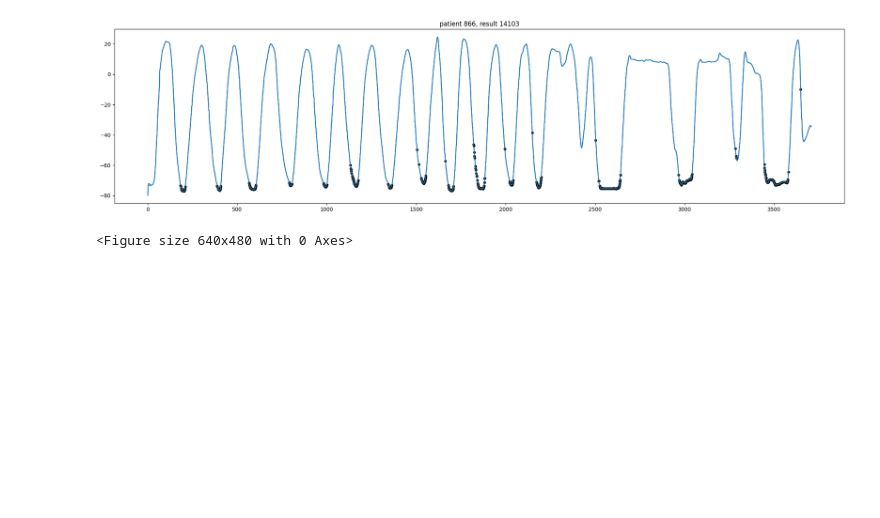
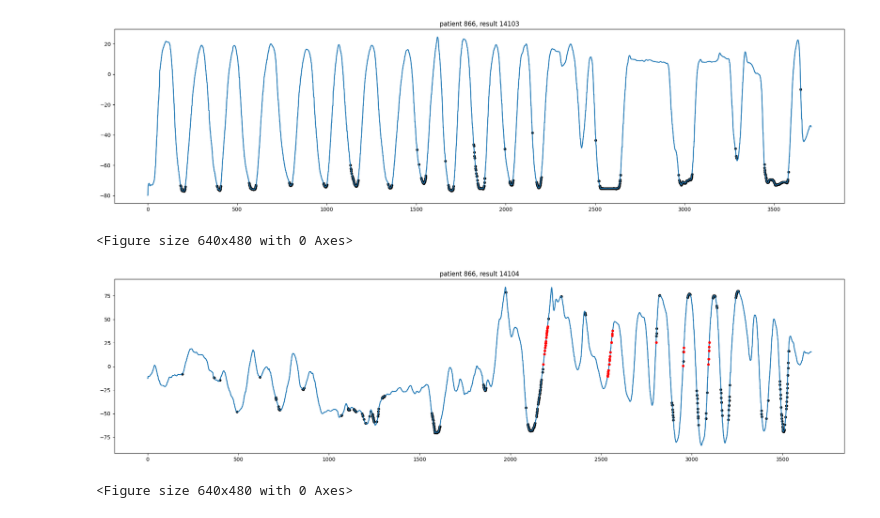
Before and after one commit to sensodevices/imu-gesture-recognition-notebook, a Jupyter notebook: data-collection.ipynb, the cells around one changed output. Saved outputs shown, nothing was run; the diff lists cells and outputs as text; code cells hidden in the pictures; blank space fills up the shorter version.

```diff
--- a/data-collection.ipynb
+++ b/data-collection.ipynb
@@ -310,3 +332,8 @@ plot_mark_ranges_preds(result_id=14103, key='position_type')
 # %% [output]
 [figure]
 <Figure size 640x480 with 0 Axes>
+# %%
+plot_mark_ranges_preds(result_id=14104, key='position_type')
+# %% [output]
+[figure, added]
+<Figure size 640x480 with 0 Axes>
```
Also changed, not shown: parts of 11 cells of this notebook, 1 other file.
